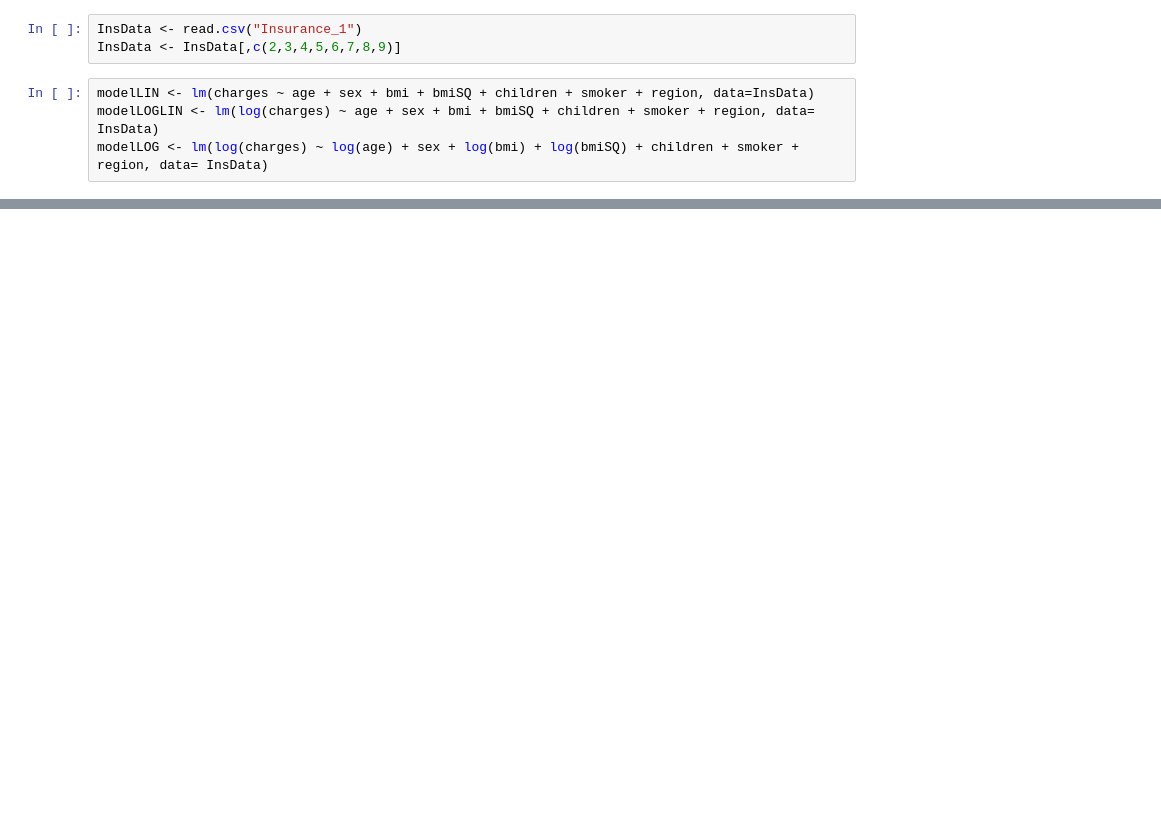
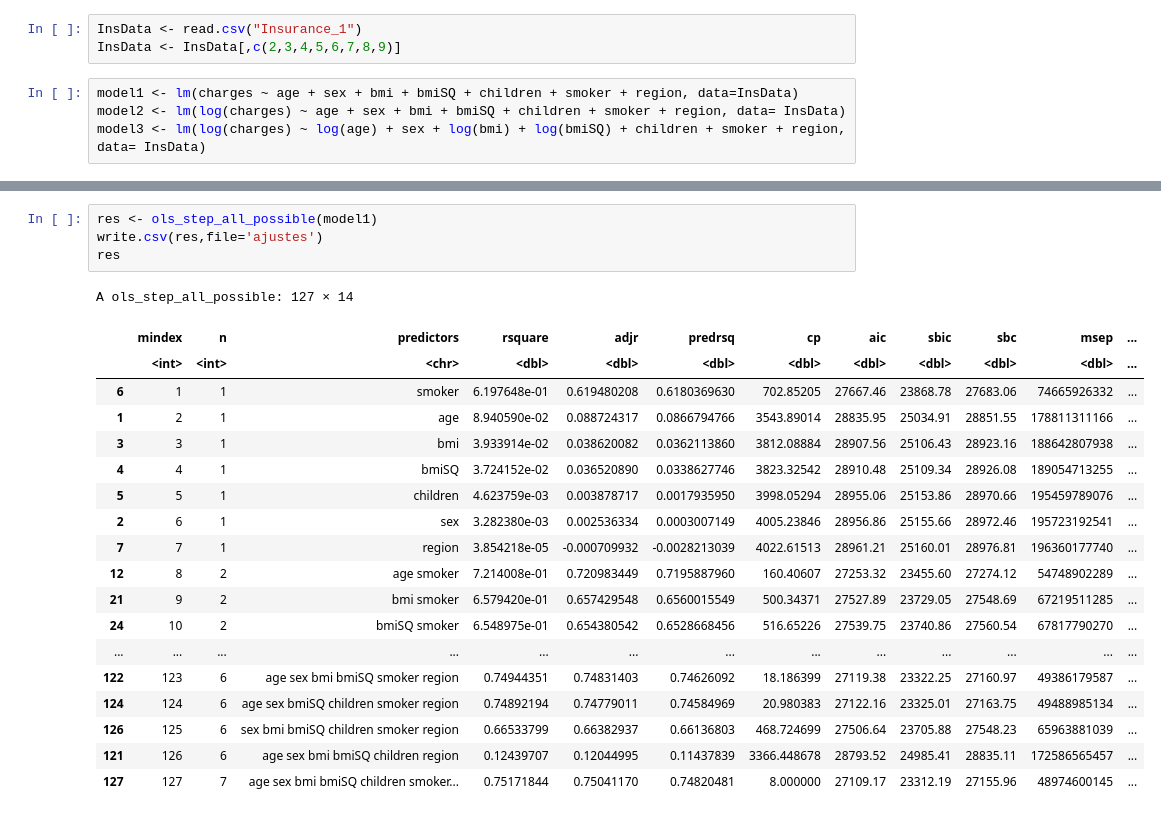
Before and after one commit to GustavoAnkelen/Econometria2021S2, a Jupyter notebook: AnalisisRegresion.ipynb, the cells around one changed output, grey strips where cells are left out. Drawn from its saved outputs; the diff is of its cells as text; blank space fills up the shorter version.

Commit message:
Actualizacion MRL
Se incluye indicadores de ajuste en .csv

```diff
--- a/AnalisisRegresion.ipynb
+++ b/AnalisisRegresion.ipynb
@@ -16,6 +21,6 @@ library(fitdistrplus)
 InsData <- read.csv("Insurance_1")
 InsData <- InsData[,c(2,3,4,5,6,7,8,9)]
 # %%
-modelLIN <- lm(charges ~ age + sex + bmi + bmiSQ + children + smoker + region, data=InsData)
-modelLOGLIN <- lm(log(charges) ~ age + sex + bmi + bmiSQ + children + smoker + region, data= InsData)
-modelLOG <- lm(log(charges) ~ log(age) + sex + log(bmi) + log(bmiSQ) + children + smoker + region, data= InsData)
+model1 <- lm(charges ~ age + sex + bmi + bmiSQ + children + smoker + region, data=InsData)
+model2 <- lm(log(charges) ~ age + sex + bmi + bmiSQ + children + smoker + region, data= InsData)
+model3 <- lm(log(charges) ~ log(age) + sex + log(bmi) + log(bmiSQ) + children + smoker + region, data= InsData)
@@ -121,0 +200,24 @@ F-statistic: 734.7 on 6 and 1331 DF,  p-value: < 2.2e-16
+# %%
+res <- ols_step_all_possible(model1)
+write.csv(res,file='ajustes')
+res
+# %% [output]
+A ols_step_all_possible: 127 × 14
+|  | mindex | n | predictors | rsquare | adjr | predrsq | cp | aic | sbic | sbc | msep | ... |
+|  | <int> | <int> | <chr> | <dbl> | <dbl> | <dbl> | <dbl> | <dbl> | <dbl> | <dbl> | <dbl> | ... |
+| 6 | 1 | 1 | smoker | 6.197648e-01 | 0.619480208 | 0.6180369630 | 702.85205 | 27667.46 | 23868.78 | 27683.06 | 74665926332 | ... |
+| 1 | 2 | 1 | age | 8.940590e-02 | 0.088724317 | 0.0866794766 | 3543.89014 | 28835.95 | 25034.91 | 28851.55 | 178811311166 | ... |
+| 3 | 3 | 1 | bmi | 3.933914e-02 | 0.038620082 | 0.0362113860 | 3812.08884 | 28907.56 | 25106.43 | 28923.16 | 188642807938 | ... |
+| 4 | 4 | 1 | bmiSQ | 3.724152e-02 | 0.036520890 | 0.0338627746 | 3823.32542 | 28910.48 | 25109.34 | 28926.08 | 189054713255 | ... |
+| 5 | 5 | 1 | children | 4.623759e-03 | 0.003878717 | 0.0017935950 | 3998.05294 | 28955.06 | 25153.86 | 28970.66 | 195459789076 | ... |
+| 2 | 6 | 1 | sex | 3.282380e-03 | 0.002536334 | 0.0003007149 | 4005.23846 | 28956.86 | 25155.66 | 28972.46 | 195723192541 | ... |
+| 7 | 7 | 1 | region | 3.854218e-05 | -0.000709932 | -0.0028213039 | 4022.61513 | 28961.21 | 25160.01 | 28976.81 | 196360177740 | ... |
+| 12 | 8 | 2 | age smoker | 7.214008e-01 | 0.720983449 | 0.7195887960 | 160.40607 | 27253.32 | 23455.60 | 27274.12 | 54748902289 | ... |
+| 21 | 9 | 2 | bmi smoker | 6.579420e-01 | 0.657429548 | 0.6560015549 | 500.34371 | 27527.89 | 23729.05 | 27548.69 | 67219511285 | ... |
+| 24 | 10 | 2 | bmiSQ smoker | 6.548975e-01 | 0.654380542 | 0.6528668456 | 516.65226 | 27539.75 | 23740.86 | 27560.54 | 67817790270 | ... |
+| ... | ... | ... | ... | ... | ... | ... | ... | ... | ... | ... | ... | ... |
+| 122 | 123 | 6 | age sex bmi bmiSQ smoker region | 0.74944351 | 0.74831403 | 0.74626092 | 18.186399 | 27119.38 | 23322.25 | 27160.97 | 49386179587 | ... |
+| 124 | 124 | 6 | age sex bmiSQ children smoker region | 0.74892194 | 0.74779011 | 0.74584969 | 20.980383 | 27122.16 | 23325.01 | 27163.75 | 49488985134 | ... |
+| 126 | 125 | 6 | sex bmi bmiSQ children smoker region | 0.66533799 | 0.66382937 | 0.66136803 | 468.724699 | 27506.64 | 23705.88 | 27548.23 | 65963881039 | ... |
+| 121 | 126 | 6 | age sex bmi bmiSQ children region | 0.12439707 | 0.12044995 | 0.11437839 | 3366.448678 | 28793.52 | 24985.41 | 28835.11 | 172586565457 | ... |
+| 127 | 127 | 7 | age sex bmi bmiSQ children smoker... | 0.75171844 | 0.75041170 | 0.74820481 | 8.000000 | 27109.17 | 23312.19 | 27155.96 | 48974600145 | ... |
```
Also changed, not shown: parts of 23 cells of this notebook, 1 other file.
